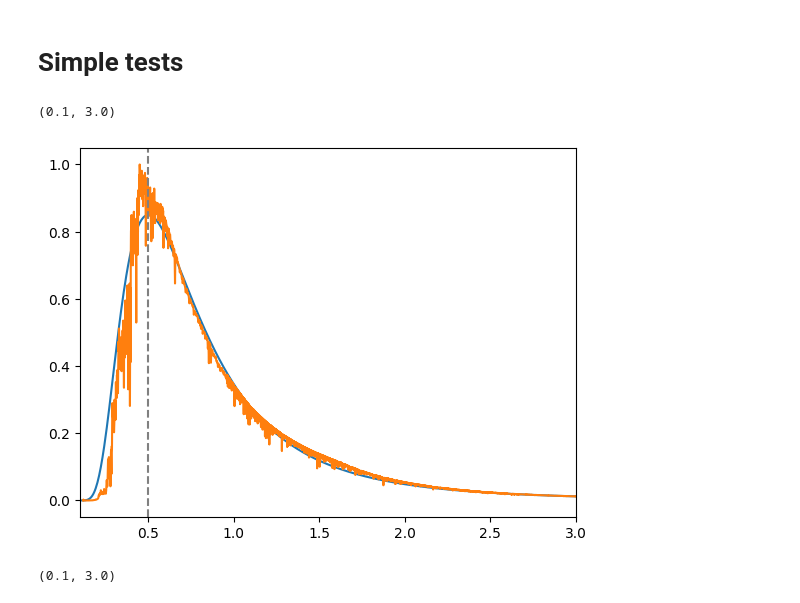
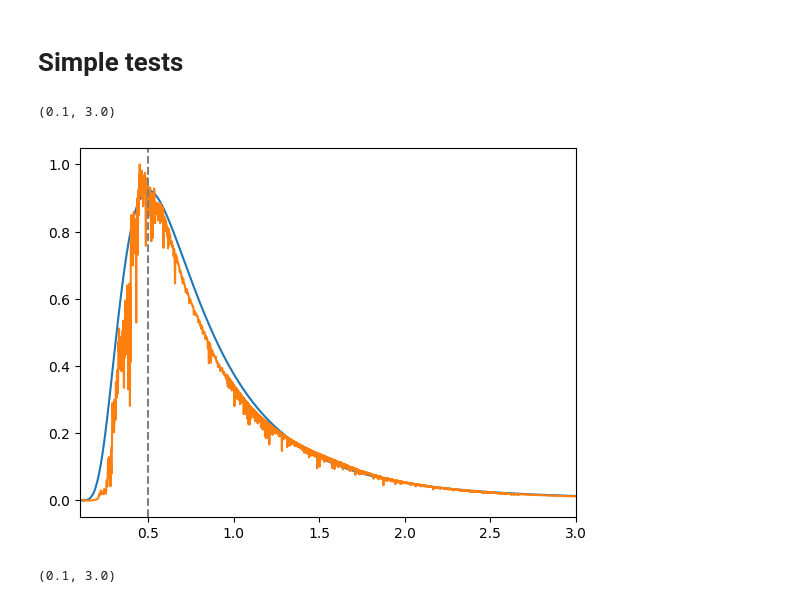
Before and after one commit to bcarry/ska, a Jupyter notebook: sandbox/test_ska.ipynb, the cells around one changed output. Drawn from its saved outputs; the diff is of its cells as text; code cells hidden in the pictures.

```diff
--- a/sandbox/test_ska.ipynb
+++ b/sandbox/test_ska.ipynb
@@ -15,12 +15,12 @@ import ska
 # %%
 T = 5778
 BB = ska.Spectrum(5778)
-BB.Flux = BB.Flux / BB.Flux.max()
+BB.Flux = BB.flux / BB.flux.max()
 # %%
 sun = ska.Spectrum('sun.csv')
 ceres = ska.Spectrum('ceres.csv')
 vesta = ska.Spectrum('vesta.csv')
 
-sun.Flux = sun.Flux / sun.Flux.max()
+sun.flux = sun.flux / sun.flux.max()
 
 vtype = ska.Spectrum('V')
@@ -32,15 +41,15 @@ K = ska.Filter('Paranal/VISTA.Ks')
 # %%
 fig, ax = plt.subplots()
 
-ax.plot( BB.Wavelength, BB.Flux*0.85, label='Black Body')
-ax.plot( sun.Wavelength, sun.Flux, label='Black Body')
+ax.plot( BB.wave, BB.flux*0.35e-8, label='Black Body')
+ax.plot( sun.wave, sun.flux, label='Black Body')
 
 ax.axvline( 2898/T, linestyle='--', color='grey')
 ax.set_xlim(0.1, 3)
 # ax.plot( ww, ff, label='Black Body')
 # %% [output]
 (0.1, 3.0)
-[figure, old version]
+[figure, new version]
 # %%
 fig, ax = plt.subplots()
 
```
Also changed, not shown: parts of 10 cells of this notebook, 6 other files.
